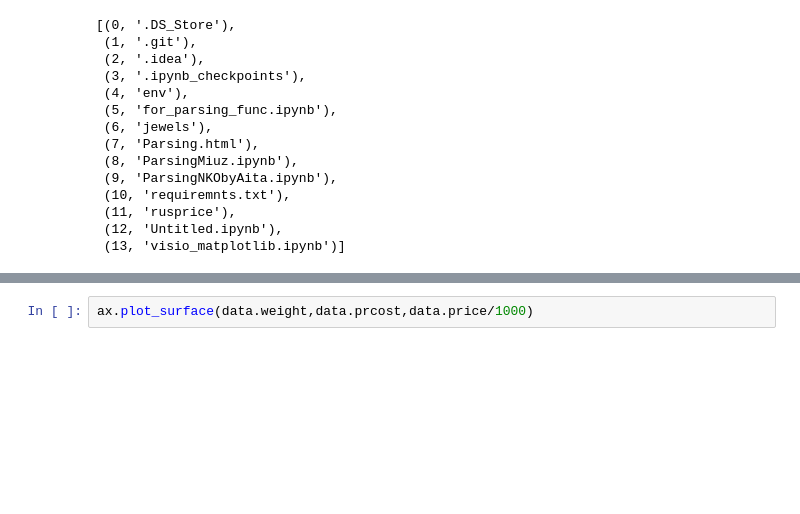
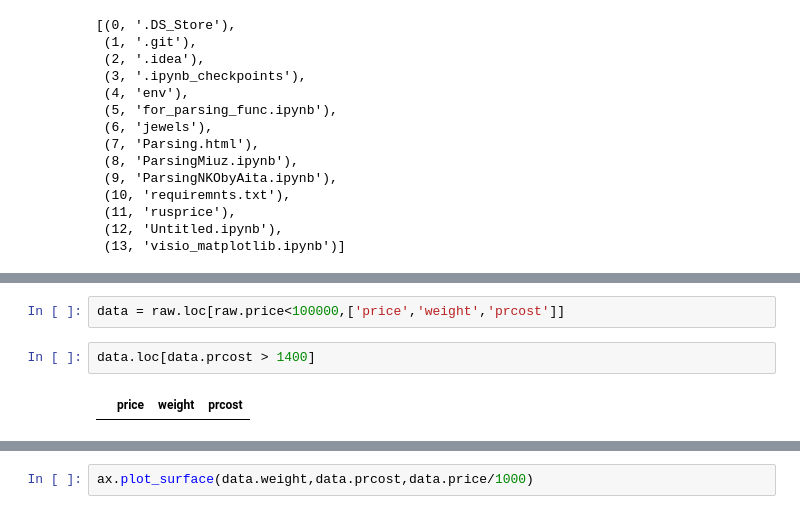
Before and after one commit to KeskilV/Parsing_NKO, a Jupyter notebook: visio_matplotlib.ipynb, the cells around one changed output, grey strips where cells are left out. Drawn from its saved outputs; the diff is of its cells as text; blank space fills up the shorter version.

```diff
--- a/visio_matplotlib.ipynb
+++ b/visio_matplotlib.ipynb
@@ -77,0 +60,6 @@ data
+# %%
+data = raw.loc[raw.price<100000,['price','weight','prcost']]
+# %%
+data.loc[data.prcost > 1400]
+# %% [output]
+|  | price | weight | prcost |
```
Also changed, not shown: parts of 31 cells of this notebook, 3 other files.
